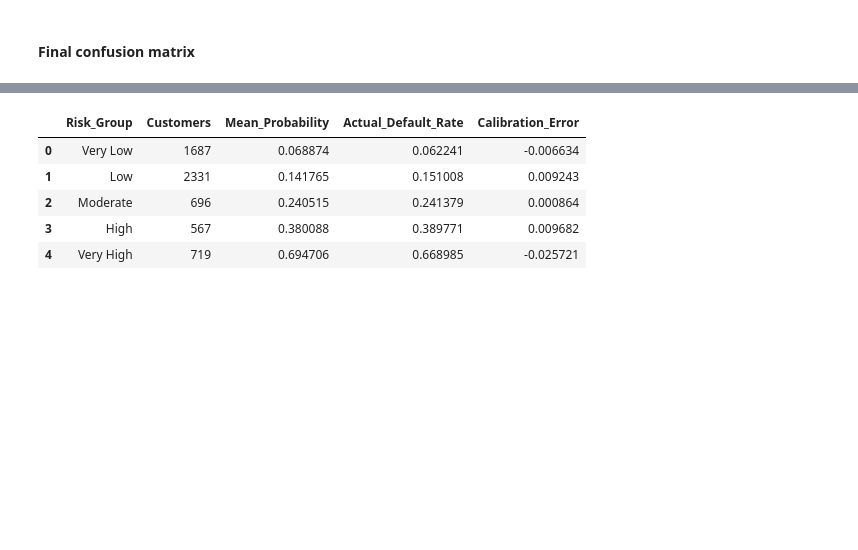
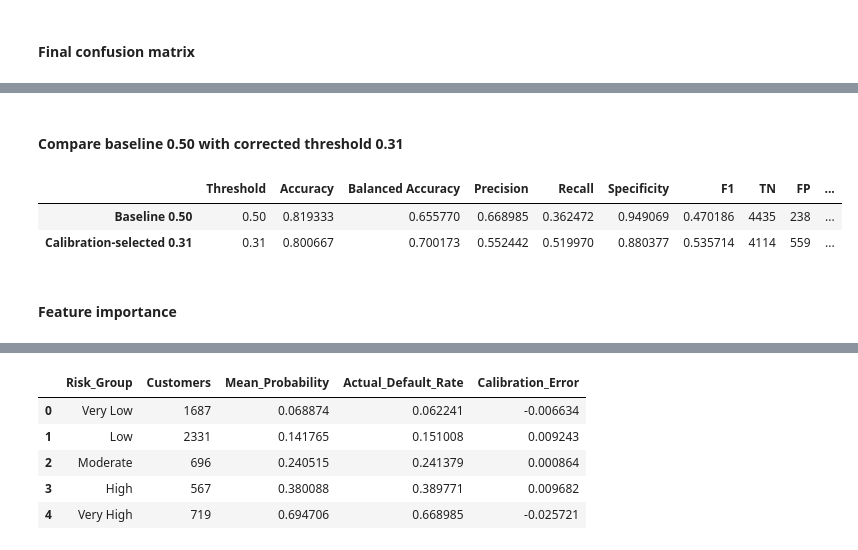
Before and after one commit to chamudi01/Credit-Risk-Scoring-System, a Jupyter notebook: notebooks/11_Final_Conclusions_and_Reproducibility.ipynb, the cells around one changed output, grey strips where cells are left out. Cells and saved outputs as stored; diff of their text form; code cells hidden in the pictures; blank space fills up the shorter version.

```diff
--- a/notebooks/11_Final_Conclusions_and_Reproducibility.ipynb
+++ b/notebooks/11_Final_Conclusions_and_Reproducibility.ipynb
@@ -330,0 +292,73 @@ Permutation Importance Top Features:
+# %% [markdown]
+#### Compare baseline 0.50 with corrected threshold 0.31
+# %%
+baseline_threshold = 0.50
+
+baseline_predictions = (
+    test_prob >= baseline_threshold
+).astype(int)
+
+def calculate_threshold_metrics(y_true, predictions, probabilities, threshold):
+    tn, fp, fn, tp = confusion_matrix(
+        y_true,
+        predictions,
+        labels=[0, 1]
+    ).ravel()
+
+    specificity = tn / (tn + fp)
+
+    return {
+        "Threshold": threshold,
+        "Accuracy": accuracy_score(y_true, predictions),
+        "Balanced Accuracy": balanced_accuracy_score(
+            y_true,
+            predictions
+        ),
+        "Precision": precision_score(
+            y_true,
+            predictions,
+            zero_division=0
+        ),
+        "Recall": recall_score(
+            y_true,
+            predictions,
+            zero_division=0
+        ),
+        "Specificity": specificity,
+        "F1": f1_score(
+            y_true,
+            predictions,
+            zero_division=0
+        ),
+        "TN": tn,
+        "FP": fp,
+        "FN": fn,
+        "TP": tp
+    }
+
+baseline_metrics = calculate_threshold_metrics(
+    y_test,
+    baseline_predictions,
+    test_prob,
+    baseline_threshold
+)
+
+corrected_metrics = calculate_threshold_metrics(
+    y_test,
+    test_predictions,
+    test_prob,
+    SELECTED_THRESHOLD
+)
+
+threshold_comparison_df = pd.DataFrame(
+    [baseline_metrics, corrected_metrics],
+    index=["Baseline 0.50", "Calibration-selected 0.31"]
+)
+
+display(threshold_comparison_df)
+# %% [output]
+|  | Threshold | Accuracy | Balanced Accuracy | Precision | Recall | Specificity | F1 | TN | FP | ... |
+| Baseline 0.50 | 0.50 | 0.819333 | 0.655770 | 0.668985 | 0.362472 | 0.949069 | 0.470186 | 4435 | 238 | ... |
+| Calibration-selected 0.31 | 0.31 | 0.800667 | 0.700173 | 0.552442 | 0.519970 | 0.880377 | 0.535714 | 4114 | 559 | ... |
+# %% [markdown]
+#### Feature importance
```
Also changed, not shown: parts of 37 cells of this notebook, 6 other files.
